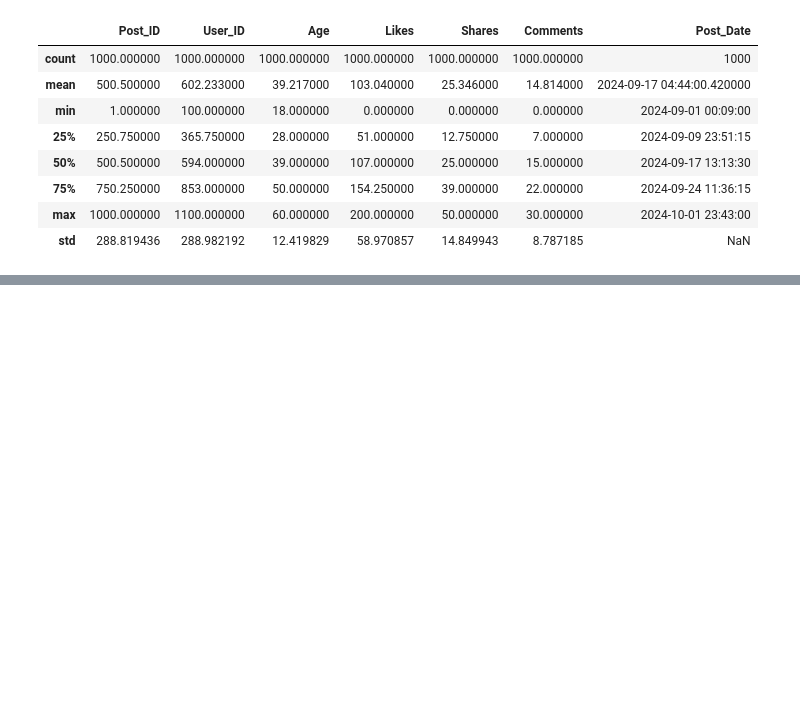
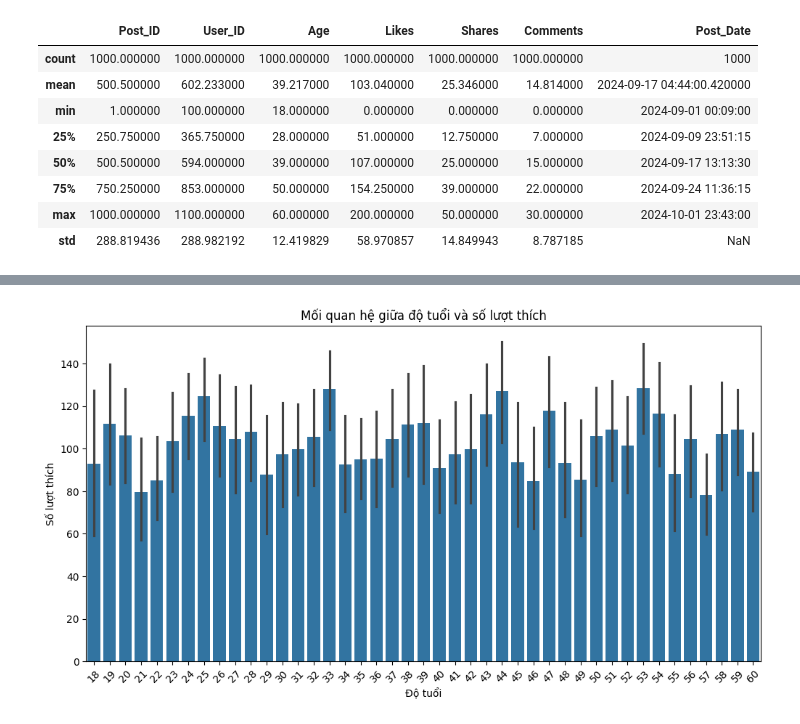
Before and after one commit to hoangharu2002/DS307---Ph-n-t-ch-d--li-u-truy-n-th-ng-x--h-i, a Jupyter notebook: BT2/My sample.ipynb, the cells around one changed output, grey strips where cells are left out. Drawn from its saved outputs; the diff is of its cells as text; code cells hidden in the pictures; blank space fills up the shorter version.

```diff
--- a/BT2/My sample.ipynb
+++ b/BT2/My sample.ipynb
@@ -72,0 +95,11 @@ data.describe()
+# %%
+# Vẽ biểu đồ cột giữa độ tuổi và số lượt thích
+plt.figure(figsize=(12, 6))
+sns.barplot(x='Age', y='Likes', data=data)
+plt.title('Mối quan hệ giữa độ tuổi và số lượt thích')
+plt.xlabel('Độ tuổi')
+plt.ylabel('Số lượt thích')
+plt.xticks(rotation=45)
+plt.show()
+# %% [output]
+[figure, added]
```
Also changed, not shown: parts of 4 cells of this notebook.
